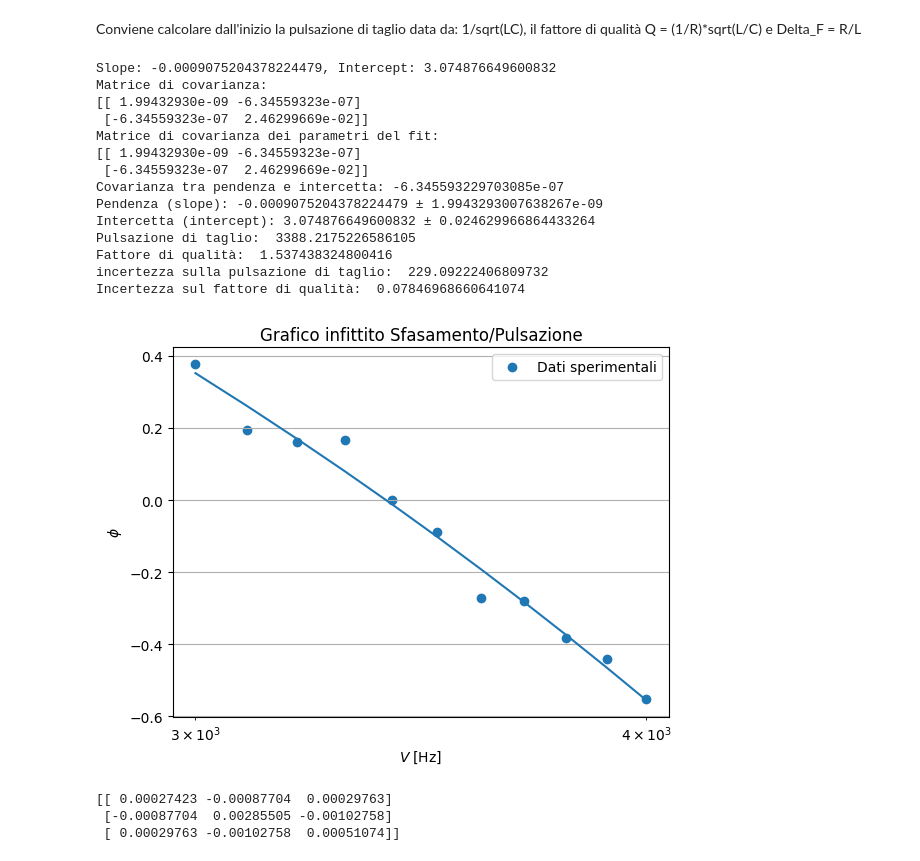
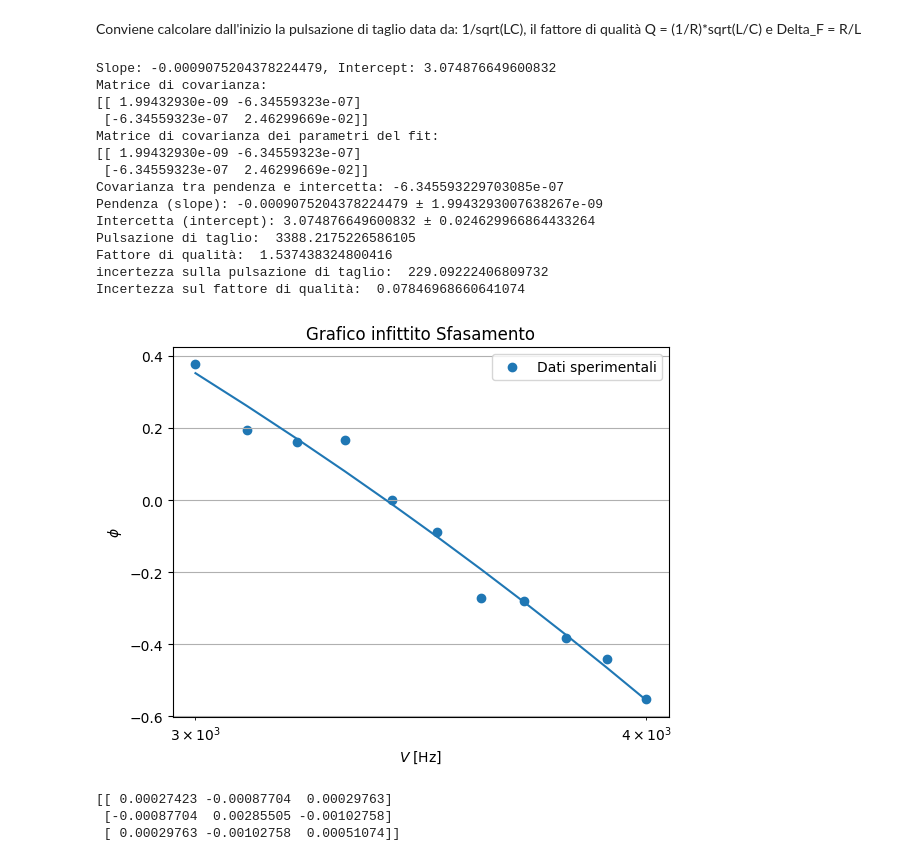
Before and after one commit to Holeryn/lab2scripts, a Jupyter notebook: 4esperienza(1).ipynb, the cells around one changed output. Saved outputs shown, nothing was run; the diff lists cells and outputs as text; code cells hidden in the pictures.

```diff
--- a/4esperienza(1).ipynb
+++ b/4esperienza(1).ipynb
@@ -45,35 +45,35 @@ print("Pulsazione di taglio: ",WO)
 print("Fattore di qualità: ",Q)
 
 print("incertezza sulla pulsazione di taglio: ", SWO)
 print("Incertezza sul fattore di qualità: ",SQ)
 # Grafico
 plt.scatter(NU_4, NU_inv2, label="Dati sperimentali")
 plt.xscale('log')
 plt.xlabel(r'$V$ [Hz]')
 plt.ylabel(r'$\phi$')
-plt.title('Grafico infittito Sfasamento/Pulsazione')
+plt.title('Grafico infittito Sfasamento')
 
 
 plt.grid()
 plt.legend()
 plt.savefig('SfasFitAnalisi', dpi=125)
 plt.show()
 # %% [output]
 Slope: -0.0009075204378224479, Intercept: 3.074876649600832
 Matrice di covarianza:
 [[ 1.99432930e-09 -6.34559323e-07]
  [-6.34559323e-07  2.46299669e-02]]
 Matrice di covarianza dei parametri del fit:
 [[ 1.99432930e-09 -6.34559323e-07]
  [-6.34559323e-07  2.46299669e-02]]
 Covarianza tra pendenza e intercetta: -6.345593229703085e-07
 Pendenza (slope): -0.0009075204378224479 ± 1.9943293007638267e-09
 Intercetta (intercept): 3.074876649600832 ± 0.024629966864433264
 Pulsazione di taglio:  3388.2175226586105
 Fattore di qualità:  1.537438324800416
 incertezza sulla pulsazione di taglio:  229.09222406809732
 Incertezza sul fattore di qualità:  0.07846968660641074
-[figure, old version]
+[figure, new version]
 # %%
 NU_2 = np.array([1000.0, 1250.0, 1500.0, 1750.0, 2000.0, 2250.0, 2500.0, 2750.0, 3000.0, 3250.0, 3500.0, 3750.0, 4000.0, 4250.0, 4500.0, 4750.0, 5000.0, 5250.0, 5500.0, 5750.0, 6000.0, 6250.0, 6500.0, 6750.0, 7000.0, 7700.0, 8500.0, 10000.0])/3393.19
 A_2 = np.array([240.0, 400.0, 1120.0, 1440.0, 1760.0, 2000.0, 2240.0, 2560.0, 2720.0, 2880.0, 2880.0, 2800.0, 2720.0, 2560.0, 2400.0, 2240.0, 2080.0, 2080.0, 1920.0, 1760.0, 1680.0, 1600.0, 1520.0, 1440.0, 1360.0, 1280.0, 480.0, 240.0])/(2*3393)
```
Also changed, not shown: parts of 2 cells of this notebook, 15 other files.
